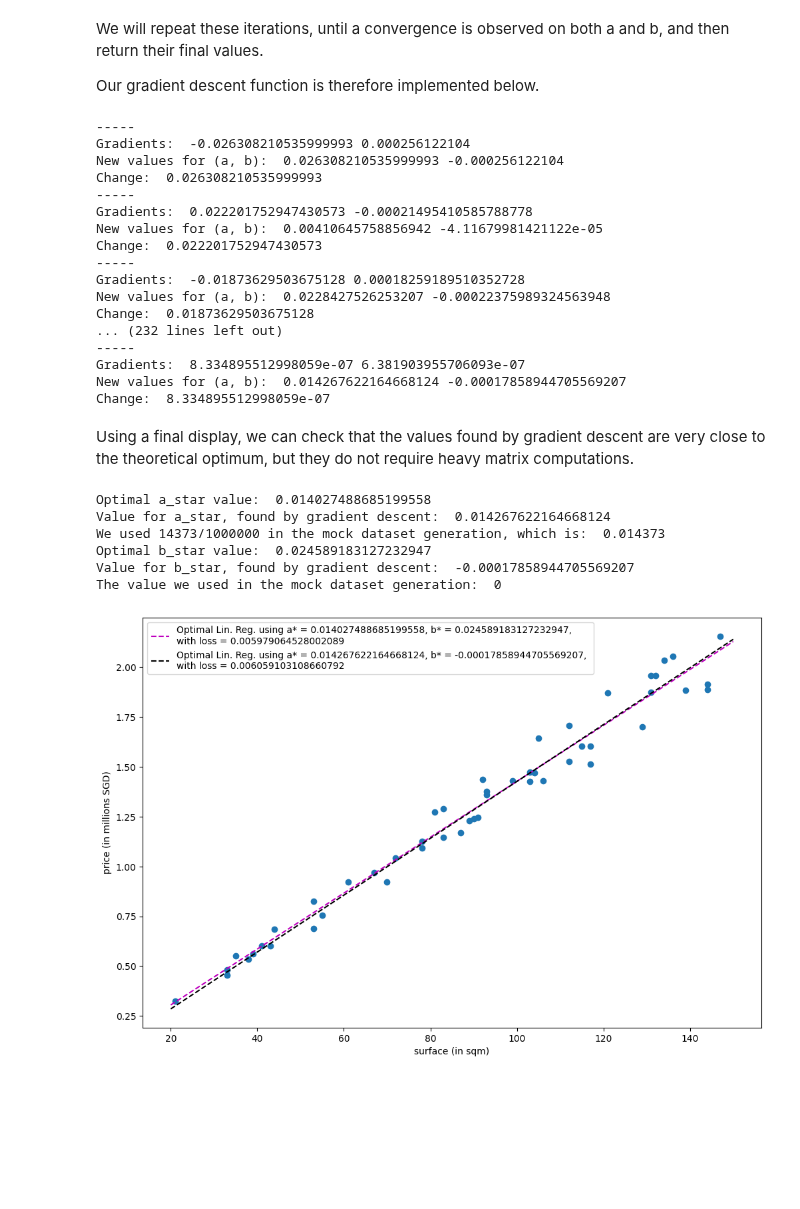
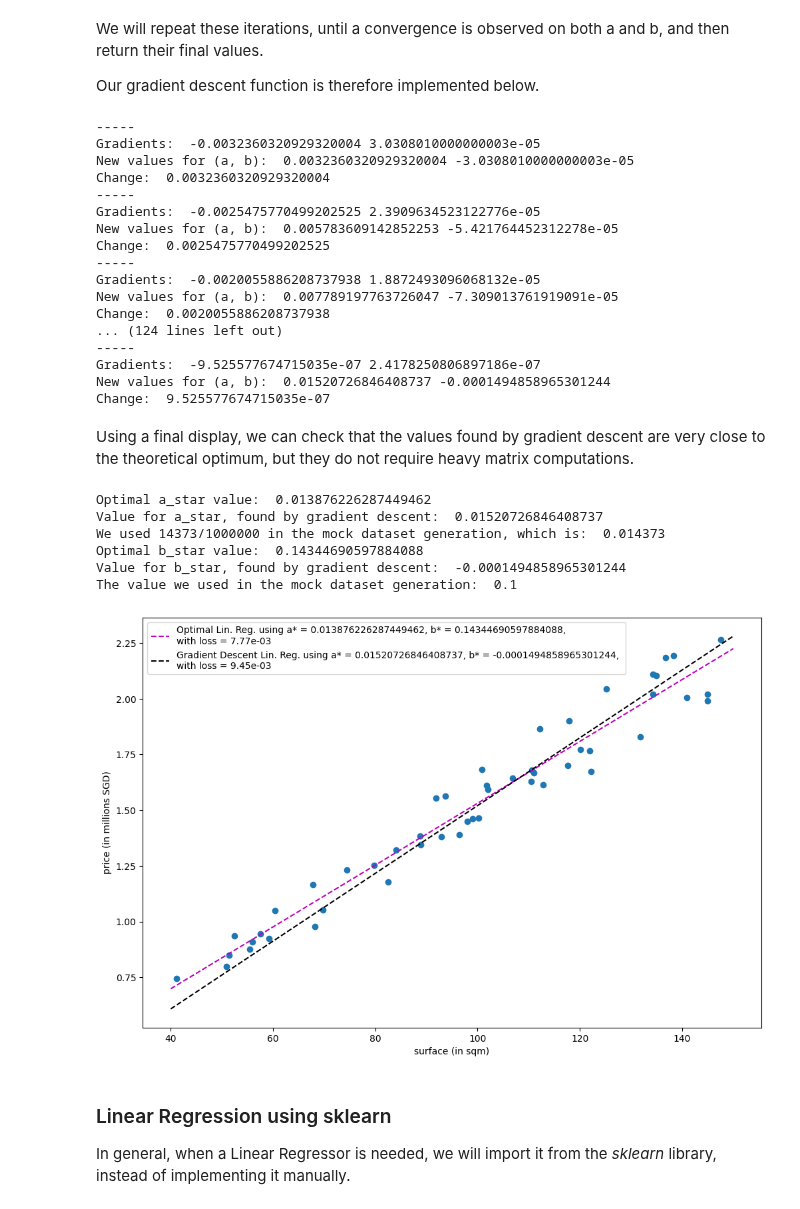
Before and after one commit to matthieudemari/SUTD_DL_50_039, a Jupyter notebook: W1/0. All/Code files/2. Solving a Simple Linear Regression Model with a Mock Dataset, using Gradient Descent.ipynb, the cells around one changed output. Drawn from its saved outputs; the diff is of its cells as text; code cells hidden in the pictures; blank space fills up the shorter version.

```diff
--- a/W1/0. All/Code files/2. Solving a Simple Linear Regression Model with a Mock Dataset, using Gradient Descent.ipynb
+++ b/W1/0. All/Code files/2. Solving a Simple Linear Regression Model with a Mock Dataset, using Gradient Descent.ipynb
@@ -26,12 +29,13 @@ import numpy as np
 As in notebook 1.
 # %%
 # All helper functions
-min_surf = 20
+min_surf = 40
 max_surf = 150
 def surface(min_surf, max_surf):
-    return round(np.random.uniform(20, 150))
+    return round(np.random.uniform(min_surf, max_surf), 2)
 def price(surface):
-    return round((14373*surface)*(1 + np.random.uniform(-0.1, 0.1)))/1000000
+    # Note: this will return the price in millions of SGD.
+    return round((100000 + 14373*surface)*(1 + np.random.uniform(-0.1, 0.1)))/1000000
 def get_x_list(l):
     return [v[0] for v in l]
 def get_y_list(l):
@@ -73,8 +77,10 @@ $$ L(a, b, x, y) = \frac{1}{N} \sum_{i=1}^N \left((a x_i + b) - y_i\right)^2 $$
 With $ N $ being the number of points in the dataset (i.e. the value in the variable *n_points*).
 # %%
 # Mean square error as a loss function
+# Displaying loss using exponential notation (XXXe-YYY)
 def loss_mse(a, b, x, y):
-    return sum([(y_i - (a*x_i + b))**2 for x_i, y_i in zip(x, y)])/len(x)
+    val =  sum([(y_i - (a*x_i + b))**2 for x_i, y_i in zip(x, y)])/len(x)
+    return '{:.2e}'.format(val)
 # %% [markdown]
 Below, we provide a full display with dataset entries, the three linear regressions and their loss values.
 # %% [markdown]
@@ -151,13 +157,15 @@ We will repeat these iterations, until a convergence is observed on both a and b
 
 Our gradient descent function is therefore implemented below.
 # %%
-def gradient_descent_linreg(a_0, b_0, x, y, rho = 0.0001, stop = 0.000001):
+def gradient_descent_linreg(a_0, b_0, x, y, rho = 1e-5, stop = 1e-5, max_count = 1000):
     # Define the initial values of a and b as a_0 and b_0
     a, b = a_0, b_0
     # Define N as the number of elements in the dataset
     N = len(x)
     # Keep track of how much a and b changed on each iteration
     change = float("Inf")
+    # Counter as safety to prevent infinite looping
+    counter = 0
     while abs(change) > stop:
         # Helper to visualize iterations of while loop
         print("-----")
@@ -171,27 +179,31 @@ def gradient_descent_linreg(a_0, b_0, x, y, rho = 0.0001, stop = 0.000001):
         # Compute change
         change = max(abs(D_a), abs(D_b))
         print("Change: ", change)
+        # Counter update
+        counter += 1
+        if(counter > max_count):
+            break
     return a, b
 # %%
-a_gd, b_gd = gradient_descent_linreg(a_0 = 0, b_0 = 0, x = inputs, y = outputs, rho = 0.0001, stop = 0.000001)
+a_gd, b_gd = gradient_descent_linreg(a_0 = 0, b_0 = 0, x = inputs, y = outputs, rho = 1e-5, stop = 1e-6)
 # %% [output]
 -----
-Gradients:  -0.026308210535999993 0.000256122104
-New values for (a, b):  0.026308210535999993 -0.000256122104
-Change:  0.026308210535999993
+Gradients:  -0.0032360320929320004 3.0308010000000003e-05
+New values for (a, b):  0.0032360320929320004 -3.0308010000000003e-05
+Change:  0.0032360320929320004
 -----
-Gradients:  0.022201752947430573 -0.00021495410585788778
-New values for (a, b):  0.00410645758856942 -4.11679981421122e-05
-Change:  0.022201752947430573
+Gradients:  -0.0025475770499202525 2.3909634523122776e-05
+New values for (a, b):  0.005783609142852253 -5.421764452312278e-05
+Change:  0.0025475770499202525
 -----
-Gradients:  -0.01873629503675128 0.00018259189510352728
-New values for (a, b):  0.0228427526253207 -0.00022375989324563948
-Change:  0.01873629503675128
-... (232 lines left out)
+Gradients:  -0.0020055886208737938 1.8872493096068132e-05
+New values for (a, b):  0.007789197763726047 -7.309013761919091e-05
+Change:  0.0020055886208737938
+... (124 lines left out)
 -----
-Gradients:  8.334895512998059e-07 6.381903955706093e-07
-New values for (a, b):  0.014267622164668124 -0.00017858944705569207
-Change:  8.334895512998059e-07
+Gradients:  -9.525577674715035e-07 2.4178250806897186e-07
+New values for (a, b):  0.01520726846408737 -0.0001494858965301244
+Change:  9.525577674715035e-07
 # %% [markdown]
 Using a final display, we can check that the values found by gradient descent are very close to the theoretical optimum, but they do not require heavy matrix computations.
 # %%
@@ -200,35 +212,39 @@ print("Value for a_star, found by gradient descent: ", a_gd)
 print("We used 14373/1000000 in the mock dataset generation, which is: ", 14373/1000000)
 print("Optimal b_star value: ", b_star)
 print("Value for b_star, found by gradient descent: ", b_gd)
-print("The value we used in the mock dataset generation: ", 0)
+print("The value we used in the mock dataset generation: ", 100000/1000000)
 # %% [output]
-Optimal a_star value:  0.014027488685199558
-Value for a_star, found by gradient descent:  0.014267622164668124
+Optimal a_star value:  0.013876226287449462
+Value for a_star, found by gradient descent:  0.01520726846408737
 We used 14373/1000000 in the mock dataset generation, which is:  0.014373
-Optimal b_star value:  0.024589183127232947
-Value for b_star, found by gradient descent:  -0.00017858944705569207
-The value we used in the mock dataset generation:  0
+Optimal b_star value:  0.14344690597884088
+Value for b_star, found by gradient descent:  -0.0001494858965301244
+The value we used in the mock dataset generation:  0.1
 # %%
 # Display dataset
 plt.figure(figsize = (12, 8))
 plt.scatter(inputs, outputs)
 plt.xlabel("surface (in sqm)")
 plt.ylabel("price (in millions SGD)")
 
 # Optimal linreg
 linreg_dataset = linreg(a_star, b_star, min_surf, max_surf, n_points)
 loss = loss_mse(a_star, b_star, inputs, outputs)
 legend = "Optimal Lin. Reg. using a* = {}, b* = {}, \nwith loss = {}".format(a_star, b_star, loss)
 plt.plot(get_x_list(linreg_dataset), get_y_list(linreg_dataset), 'm--', label = legend)
 
 # Gradient Descent linreg
 linreg_dataset = linreg(a_gd, b_gd, min_surf, max_surf, n_points)
 loss2 = loss_mse(a_gd, b_gd, inputs, outputs)
-legend2 = "Optimal Lin. Reg. using a* = {}, b* = {}, \nwith loss = {}".format(a_gd, b_gd, loss2)
+legend2 = "Gradient Descent Lin. Reg. using a* = {}, b* = {}, \nwith loss = {}".format(a_gd, b_gd, loss2)
 plt.plot(get_x_list(linreg_dataset), get_y_list(linreg_dataset), 'k--', label = legend2)
 
 # Display
 plt.legend(loc='best')
 plt.show()
 # %% [output]
-[figure, old version]
+[figure, new version]
+# %% [markdown]
+### Linear Regression using sklearn
+
+In general, when a Linear Regressor is needed, we will import it from the *sklearn* library, instead of implementing it manually.
```
Also changed, not shown: parts of 10 cells of this notebook, 2 other files.
